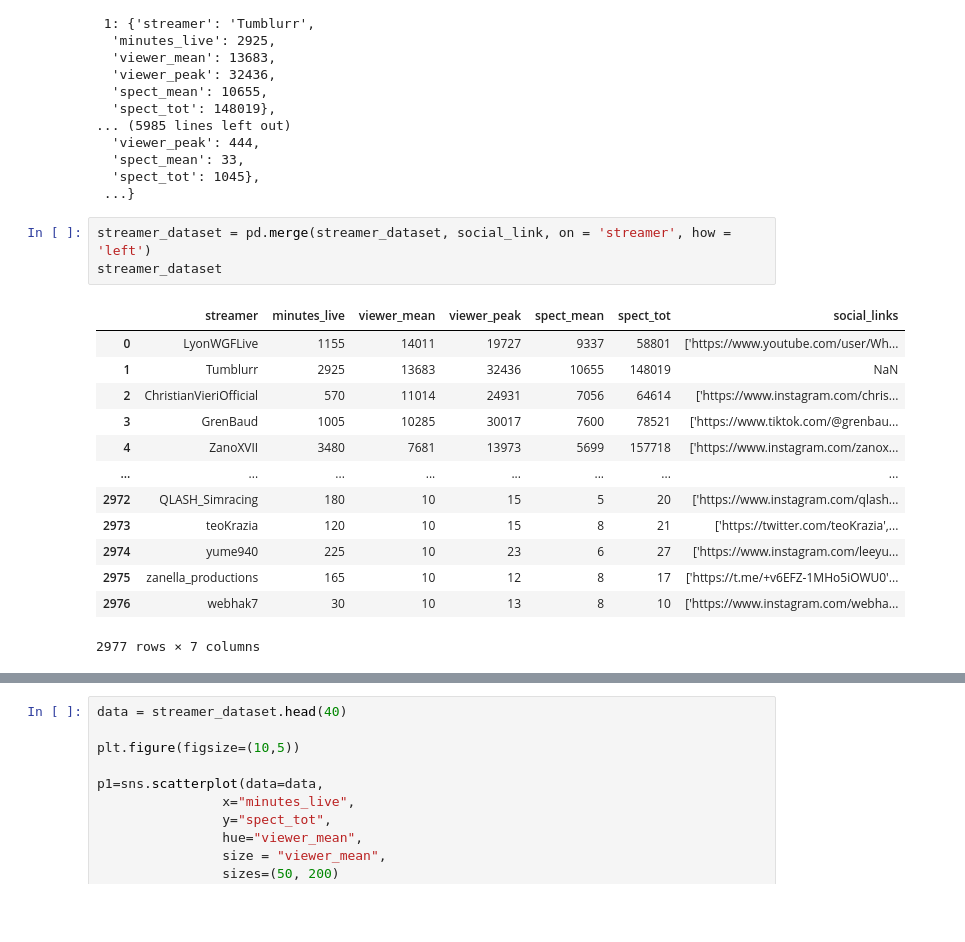
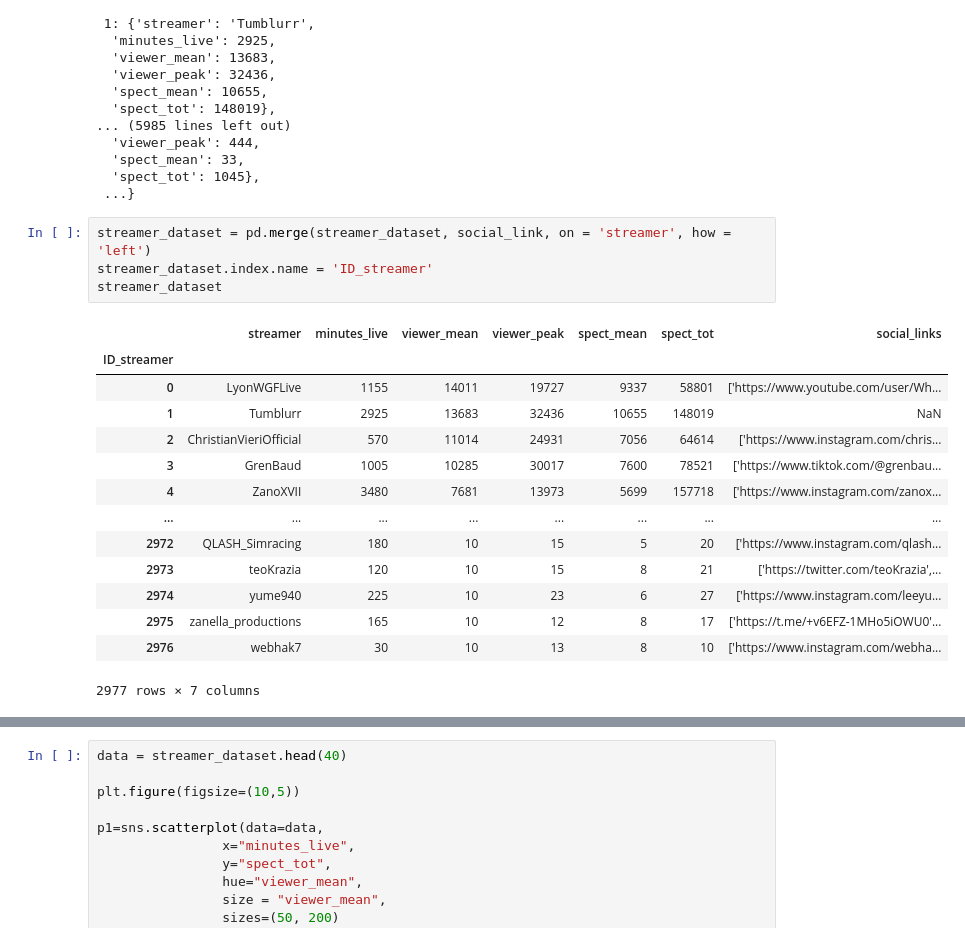
Before and after one commit to gianscuri/Italian_Twitch_Community_Graph_Database, a Jupyter notebook: DataProcessing/DataProcessing.ipynb, the cells around one changed output, grey strips where cells are left out. Drawn from its saved outputs; the diff is of its cells as text; blank space fills up the shorter version.

```diff
--- a/DataProcessing/DataProcessing.ipynb
+++ b/DataProcessing/DataProcessing.ipynb
@@ -413,9 +413,11 @@ streamer_dataset_dict
  ...}
 # %%
 streamer_dataset = pd.merge(streamer_dataset, social_link, on = 'streamer', how = 'left')
+streamer_dataset.index.name = 'ID_streamer'
 streamer_dataset
 # %% [output]
 |  | streamer | minutes_live | viewer_mean | viewer_peak | spect_mean | spect_tot | social_links |
+| ID_streamer |  |  |  |  |  |  |  |
 | 0 | LyonWGFLive | 1155 | 14011 | 19727 | 9337 | 58801 | ['https://www.youtube.com/user/Wh... |
 | 1 | Tumblurr | 2925 | 13683 | 32436 | 10655 | 148019 | NaN |
 | 2 | ChristianVieriOfficial | 570 | 11014 | 24931 | 7056 | 64614 | ['https://www.instagram.com/chris... |
```
Also changed, not shown: parts of 5 cells of this notebook, 2 other files.
